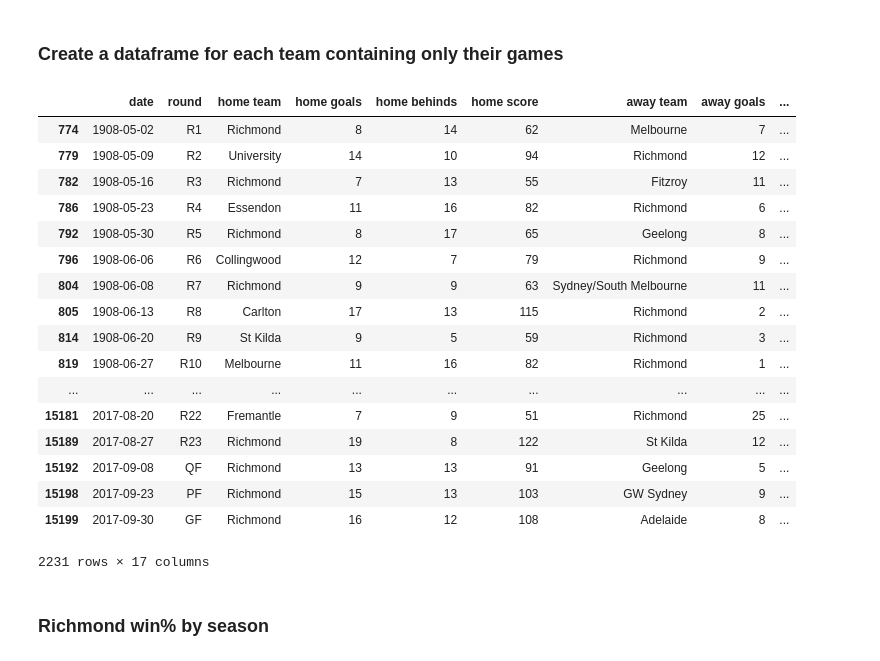
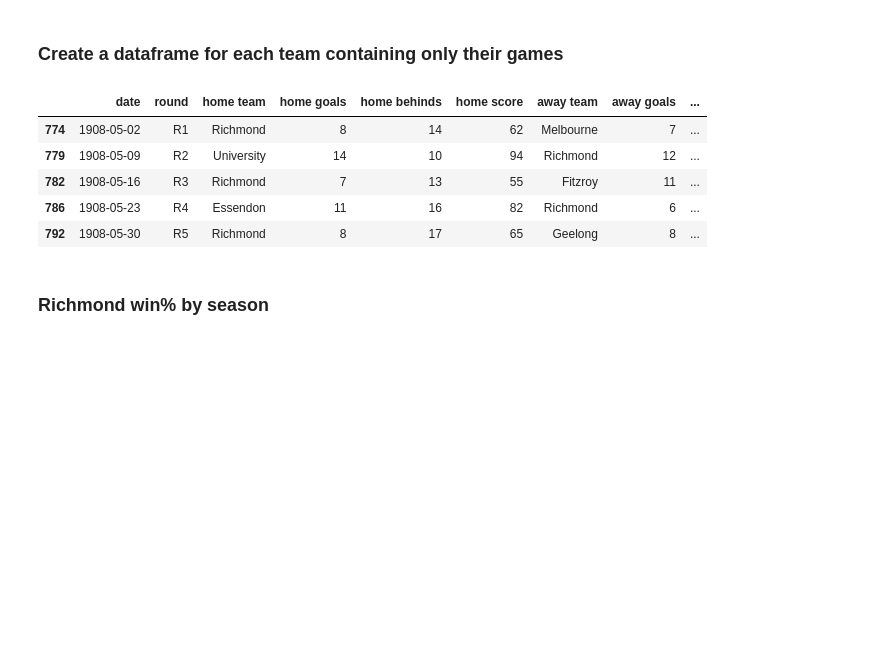
Before and after one commit to bensharkey3/Analysing-All-Time-AFL-Games-Data, a Jupyter notebook: AFL_tables_all_time_games.ipynb, the cells around one changed output. Drawn from its saved outputs; the diff is of its cells as text; code cells hidden in the pictures; blank space fills up the shorter version.

```diff
--- a/AFL_tables_all_time_games.ipynb
+++ b/AFL_tables_all_time_games.ipynb
@@ -192,26 +180,14 @@ df_ = {}
 for i in teams:
     df_[i] = pd.DataFrame(df[(df['home team'] == i) | (df['away team'] == i)])
 # %%
-df_['Richmond']
+df_['Richmond'].head()
 # %% [output]
 |  | date | round | home team | home goals | home behinds | home score | away team | away goals | ... |
 | 774 | 1908-05-02 | R1 | Richmond | 8 | 14 | 62 | Melbourne | 7 | ... |
 | 779 | 1908-05-09 | R2 | University | 14 | 10 | 94 | Richmond | 12 | ... |
 | 782 | 1908-05-16 | R3 | Richmond | 7 | 13 | 55 | Fitzroy | 11 | ... |
 | 786 | 1908-05-23 | R4 | Essendon | 11 | 16 | 82 | Richmond | 6 | ... |
 | 792 | 1908-05-30 | R5 | Richmond | 8 | 17 | 65 | Geelong | 8 | ... |
-| 796 | 1908-06-06 | R6 | Collingwood | 12 | 7 | 79 | Richmond | 9 | ... |
-| 804 | 1908-06-08 | R7 | Richmond | 9 | 9 | 63 | Sydney/South Melbourne | 11 | ... |
-| 805 | 1908-06-13 | R8 | Carlton | 17 | 13 | 115 | Richmond | 2 | ... |
-| 814 | 1908-06-20 | R9 | St Kilda | 9 | 5 | 59 | Richmond | 3 | ... |
-| 819 | 1908-06-27 | R10 | Melbourne | 11 | 16 | 82 | Richmond | 1 | ... |
-| ... | ... | ... | ... | ... | ... | ... | ... | ... | ... |
-| 15181 | 2017-08-20 | R22 | Fremantle | 7 | 9 | 51 | Richmond | 25 | ... |
-| 15189 | 2017-08-27 | R23 | Richmond | 19 | 8 | 122 | St Kilda | 12 | ... |
-| 15192 | 2017-09-08 | QF | Richmond | 13 | 13 | 91 | Geelong | 5 | ... |
-| 15198 | 2017-09-23 | PF | Richmond | 15 | 13 | 103 | GW Sydney | 9 | ... |
-| 15199 | 2017-09-30 | GF | Richmond | 16 | 12 | 108 | Adelaide | 8 | ... |
-2231 rows × 17 columns
 # %% [markdown]
 ### Richmond win% by season
 # %%
```
Also changed, not shown: parts of 1 cell of this notebook.
